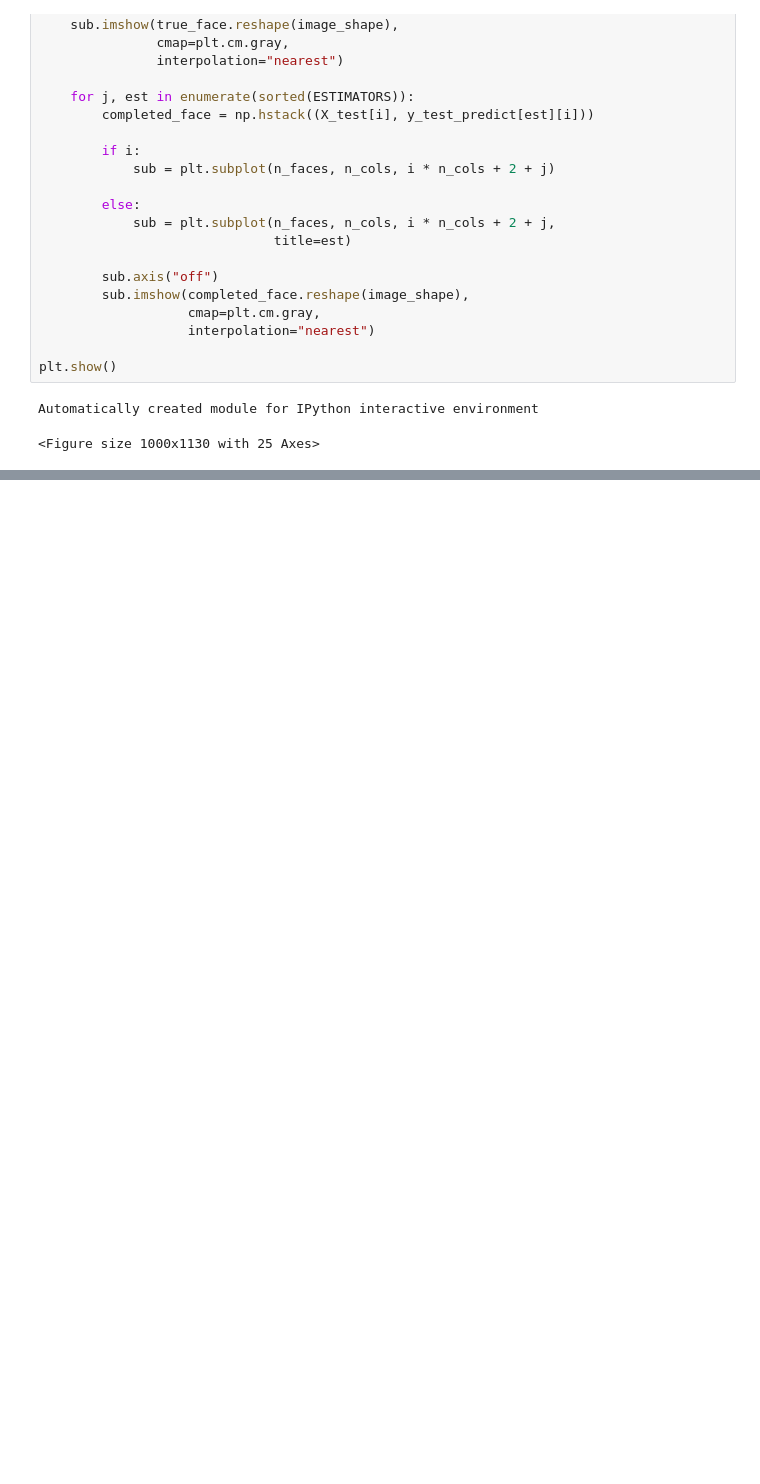
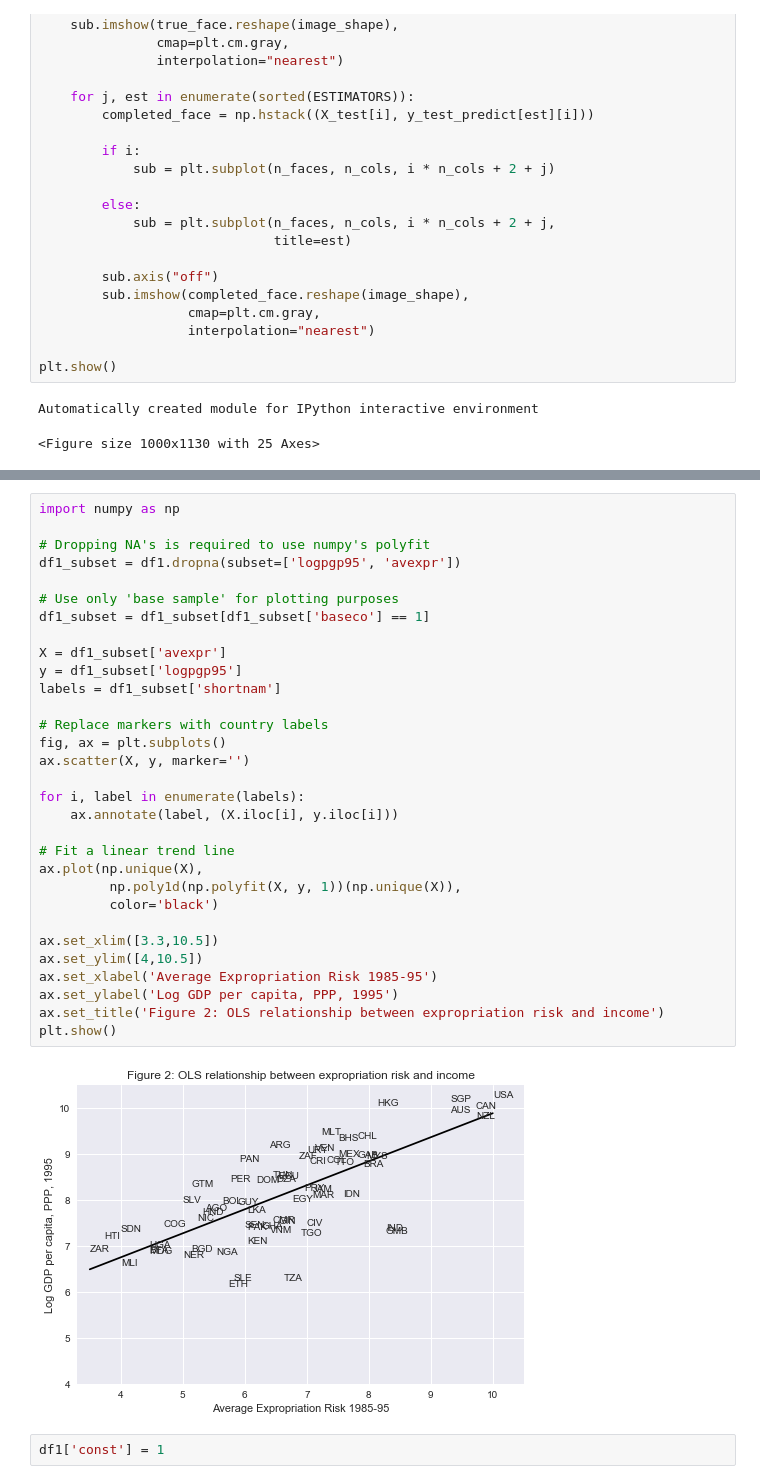
Before and after one commit to anikil/python-basic-maths, a Jupyter notebook: .ipynb, the cells around one changed output, grey strips where cells are left out. Saved outputs shown, nothing was run; the diff lists cells and outputs as text; blank space fills up the shorter version.

```diff
--- a/.ipynb
+++ b/.ipynb
@@ -1497,0 +1545,35 @@ Automatically created module for IPython interactive environment
+# %%
+import numpy as np
+
+# Dropping NA's is required to use numpy's polyfit
+df1_subset = df1.dropna(subset=['logpgp95', 'avexpr'])
+
+# Use only 'base sample' for plotting purposes
+df1_subset = df1_subset[df1_subset['baseco'] == 1]
+
+X = df1_subset['avexpr']
+y = df1_subset['logpgp95']
+labels = df1_subset['shortnam']
+
+# Replace markers with country labels
+fig, ax = plt.subplots()
+ax.scatter(X, y, marker='')
+
+for i, label in enumerate(labels):
+    ax.annotate(label, (X.iloc[i], y.iloc[i]))
+
+# Fit a linear trend line
+ax.plot(np.unique(X),
+         np.poly1d(np.polyfit(X, y, 1))(np.unique(X)),
+         color='black')
+
+ax.set_xlim([3.3,10.5])
+ax.set_ylim([4,10.5])
+ax.set_xlabel('Average Expropriation Risk 1985-95')
+ax.set_ylabel('Log GDP per capita, PPP, 1995')
+ax.set_title('Figure 2: OLS relationship between expropriation risk and income')
+plt.show()
+# %% [output]
+[figure, added]
+# %%
+df1['const'] = 1
```
Also changed, not shown: parts of 14 cells of this notebook.
